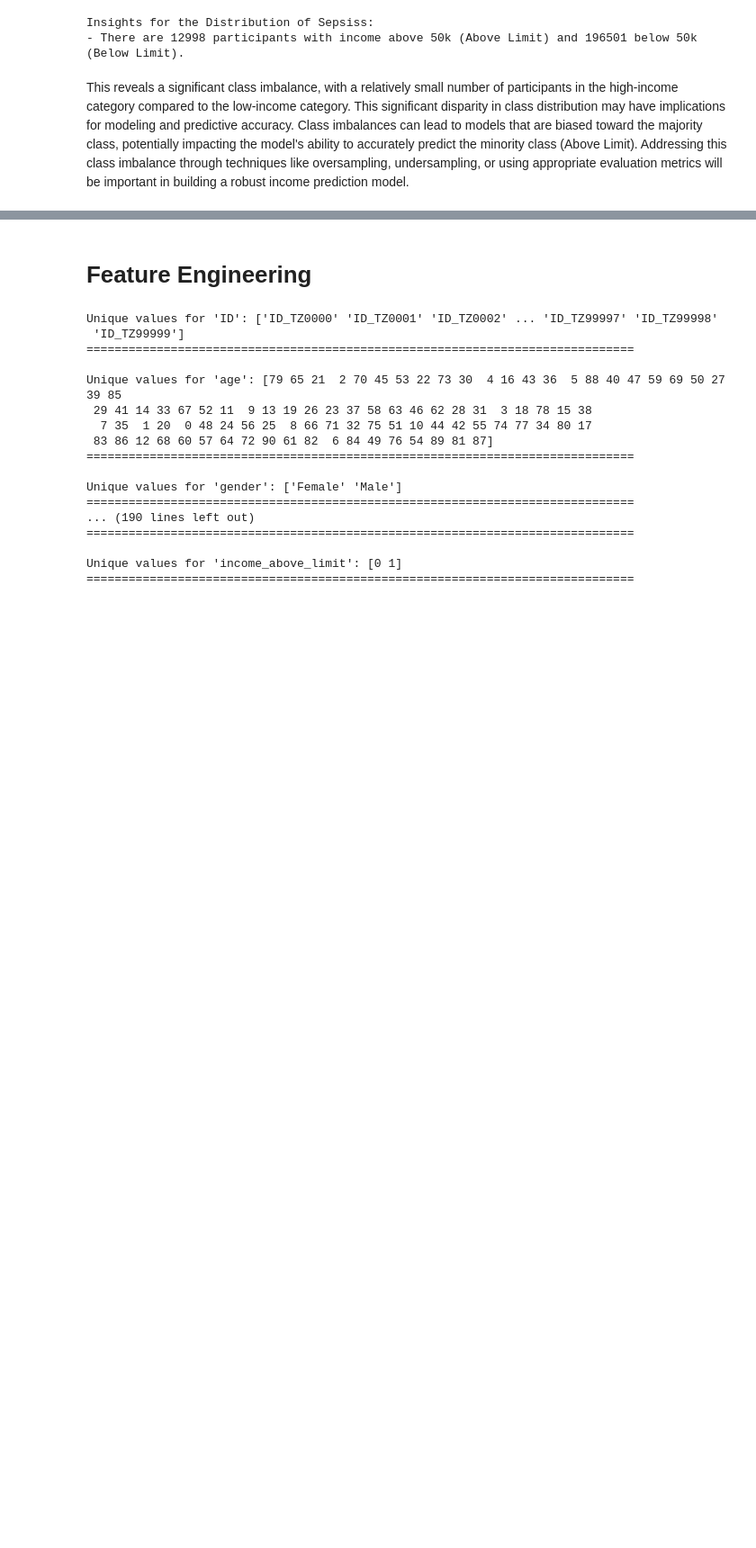
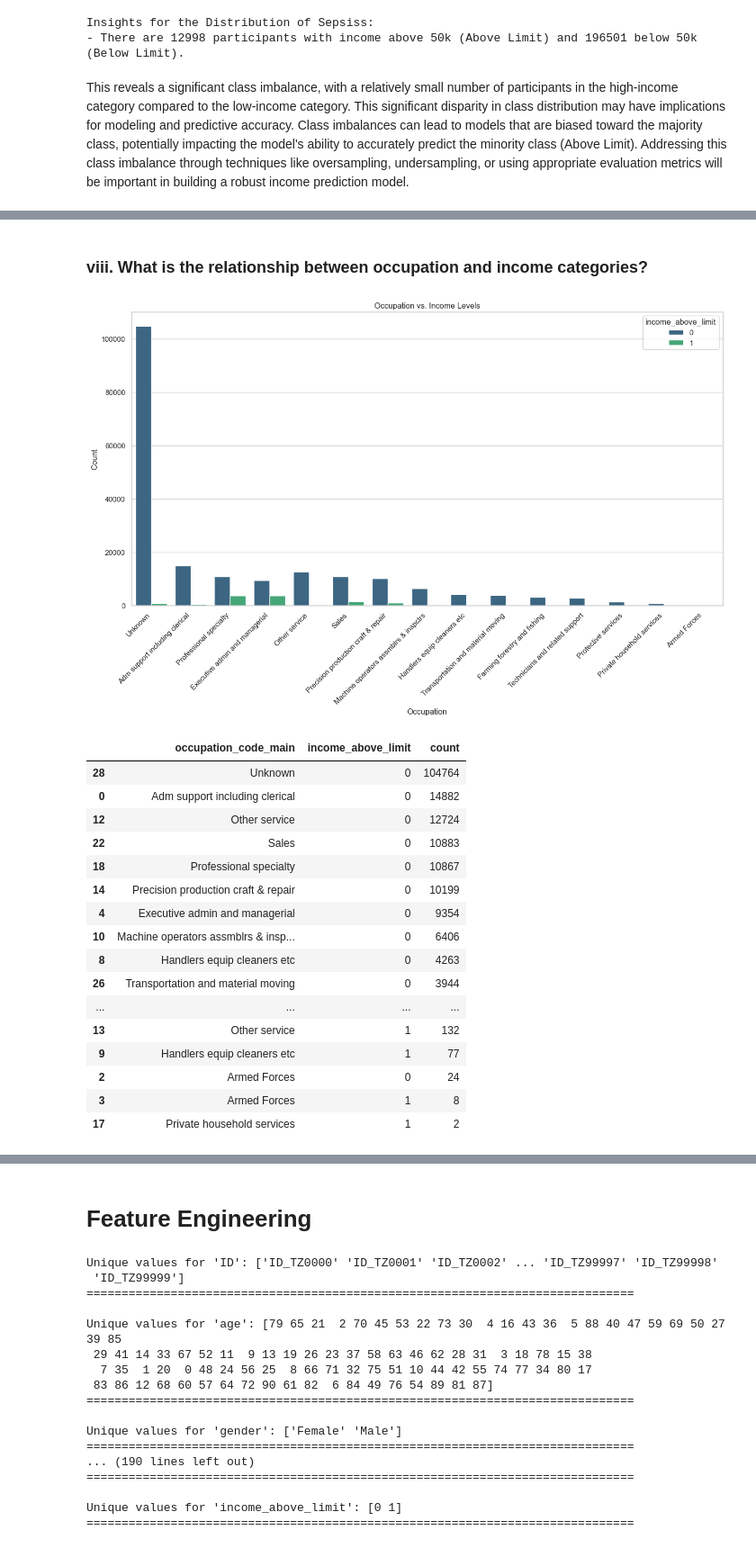
Before and after one commit to rasmodev/Income-Prediction-Challenge-For-Azubian, a Jupyter notebook: dev/Income_Prediction.ipynb, the cells around one changed output, grey strips where cells are left out. Shown at 90% size. Drawn from its saved outputs; the diff is of its cells as text; code cells hidden in the pictures; blank space fills up the shorter version.

```diff
--- a/dev/Income_Prediction.ipynb
+++ b/dev/Income_Prediction.ipynb
@@ -1635,0 +1655,36 @@ plt.show()
+# %% [markdown]
+### viii. What is the relationship between occupation and income categories?
+# %%
+# Countplot for Occupation and Income Levels
+plt.figure(figsize=(16, 8))
+sns.countplot(x='occupation_code_main', hue='income_above_limit', data=train_df, palette='viridis',
+              order=train_df['occupation_code_main'].value_counts().index)  # Sort by value counts index
+plt.title('Occupation vs. Income Levels')
+plt.xlabel('Occupation')
+plt.ylabel('Count')
+plt.xticks(rotation=45, ha='right')
+plt.show()
+
+# Print the sorted value counts of the 'occupation_code_main' column based on income levels
+sorted_occupation_income_counts = train_df.groupby(['occupation_code_main', 'income_above_limit']).size().reset_index(name='count')
+sorted_occupation_income_counts = sorted_occupation_income_counts.sort_values(by=['count'], ascending=False)
+sorted_occupation_income_counts
+# %% [output]
+[figure, added]
+|  | occupation_code_main | income_above_limit | count |
+| 28 | Unknown | 0 | 104764 |
+| 0 | Adm support including clerical | 0 | 14882 |
+| 12 | Other service | 0 | 12724 |
+| 22 | Sales | 0 | 10883 |
+| 18 | Professional specialty | 0 | 10867 |
+| 14 | Precision production craft & repair | 0 | 10199 |
+| 4 | Executive admin and managerial | 0 | 9354 |
+| 10 | Machine operators assmblrs & insp... | 0 | 6406 |
+| 8 | Handlers equip cleaners etc | 0 | 4263 |
+| 26 | Transportation and material moving | 0 | 3944 |
+| ... | ... | ... | ... |
+| 13 | Other service | 1 | 132 |
+| 9 | Handlers equip cleaners etc | 1 | 77 |
+| 2 | Armed Forces | 0 | 24 |
+| 3 | Armed Forces | 1 | 8 |
+| 17 | Private household services | 1 | 2 |
```
Also changed, not shown: parts of 142 cells of this notebook.
